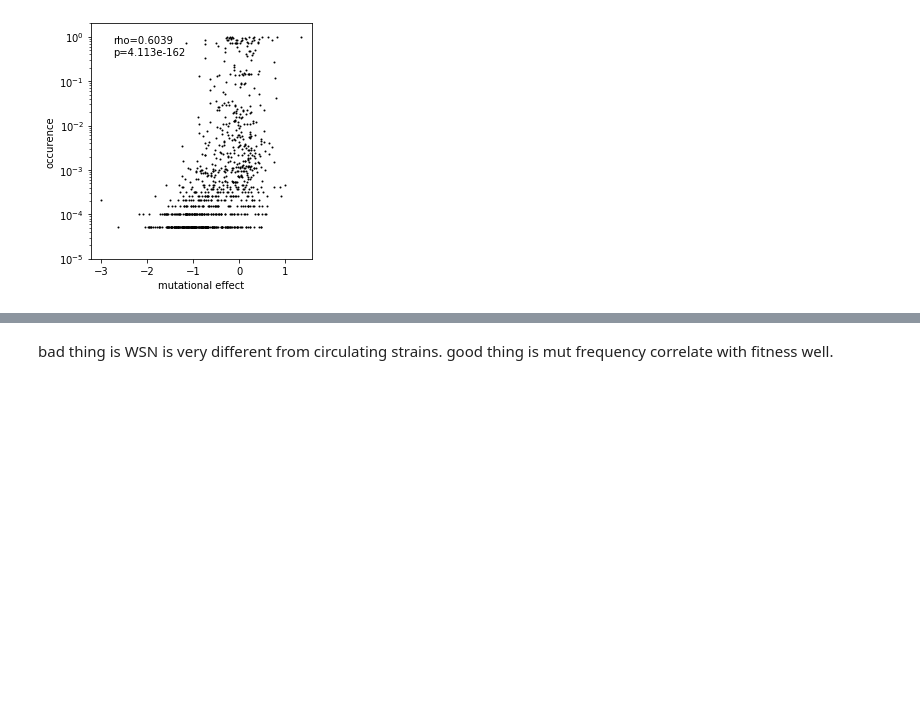
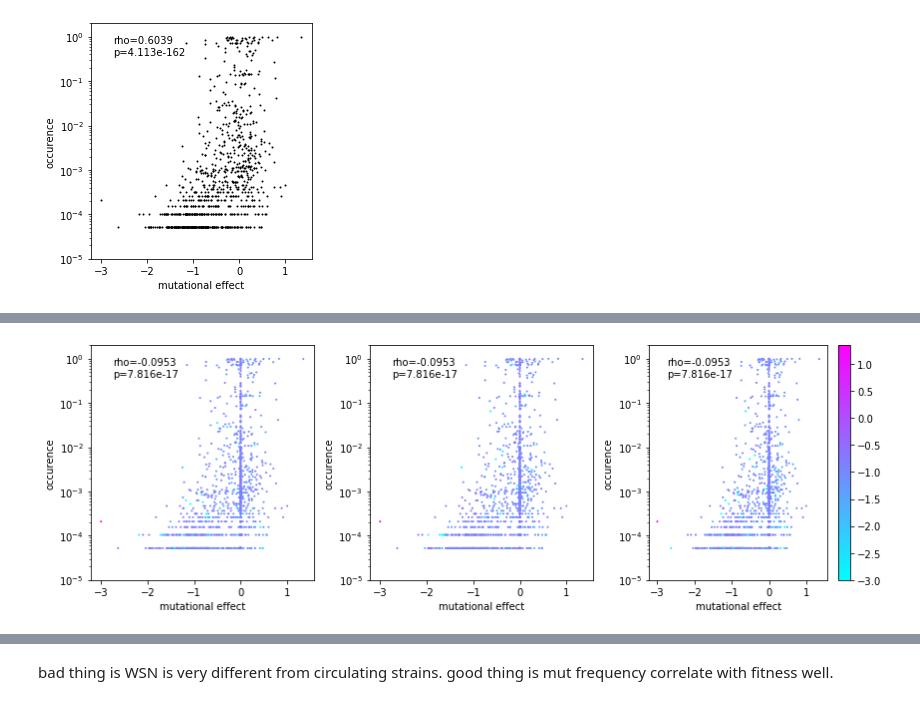
Before and after one commit to Tian-hao/flu_NA, a Jupyter notebook: NA_NOA.ipynb, the cells around one changed output, grey strips where cells are left out. Drawn from its saved outputs; the diff is of its cells as text; code cells hidden in the pictures; blank space fills up the shorter version.

```diff
--- a/NA_NOA.ipynb
+++ b/NA_NOA.ipynb
@@ -368,3 +399,6 @@ plt.tight_layout()
 plt.savefig('natural_occurence_fitness.png',dpi=600)
 # %% [output]
 [figure]
+# %%
+tsdata = sdata[sdata['mutational effect']!=0]
+tsdata
@@ -370,0 +419,29 @@ plt.savefig('natural_occurence_fitness.png',dpi=600)
+# %%
+#color by res
+cmap = matplotlib.cm.get_cmap('cool')
+
+def res2col(x):
+    mincol = min(tsdata['log10_'+drug+'_res'])
+    maxcol = max(tsdata['log10_'+drug+'_res'])
+    color=(x-mincol)/(maxcol-mincol)
+    return cmap(color)
+
+plt.figure(figsize=(12,4))
+ploti = 0
+for drug in druglist:
+    ploti += 1
+    ax = plt.subplot(1,3,ploti)
+    tsdata[drug+'_color']=tsdata['log10_'+drug+'_res'].apply(lambda x:res2col(x))
+    plt.scatter(tsdata[tsdata['mut_type']=='missense']['mutational effect'],tsdata[tsdata['mut_type']=='missense']['occurence'],color=tsdata[tsdata['mut_type']=='missense'][drug+'_color'],s=1)
+    plt.xlabel('mutational effect')
+    plt.ylabel('occurence')
+    plt.yscale('log')
+    plt.ylim([1e-5,2e0])
+    r,p = ss.spearmanr(tsdata[tsdata['mut_type']=='missense']['mutational effect'],tsdata[tsdata['mut_type']=='missense']['occurence'])
+    plt.text(0.10,0.95,'rho='+str(round(r,4))+'\np='+'{:.3e}'.format(p),ha='left',va='top',transform=ax.transAxes)
+    plt.title('color by '+drug+' res')
+plt.colorbar(cm.ScalarMappable(norm=colors.Normalize(vmin=mincol, vmax=maxcol), cmap=cmap))
+plt.tight_layout()
+plt.savefig('natural_occurence_fitness_res.png',dpi=600)
+# %% [output]
+[figure, added]
```
Also changed, not shown: parts of 6 cells of this notebook.
